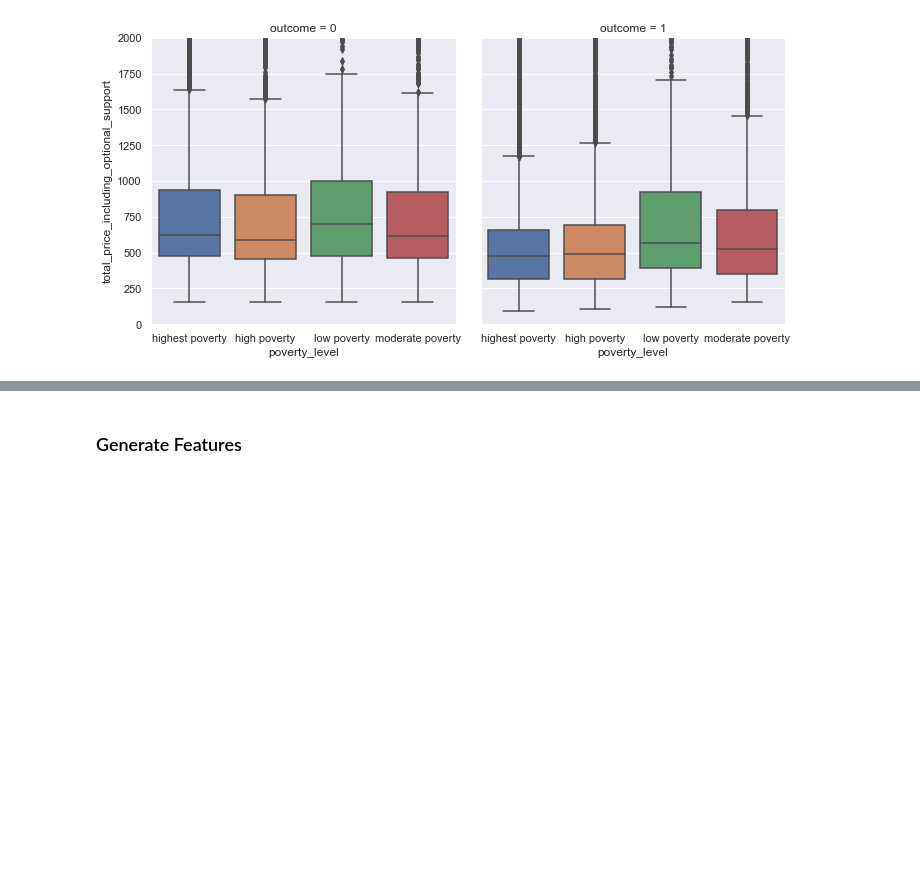
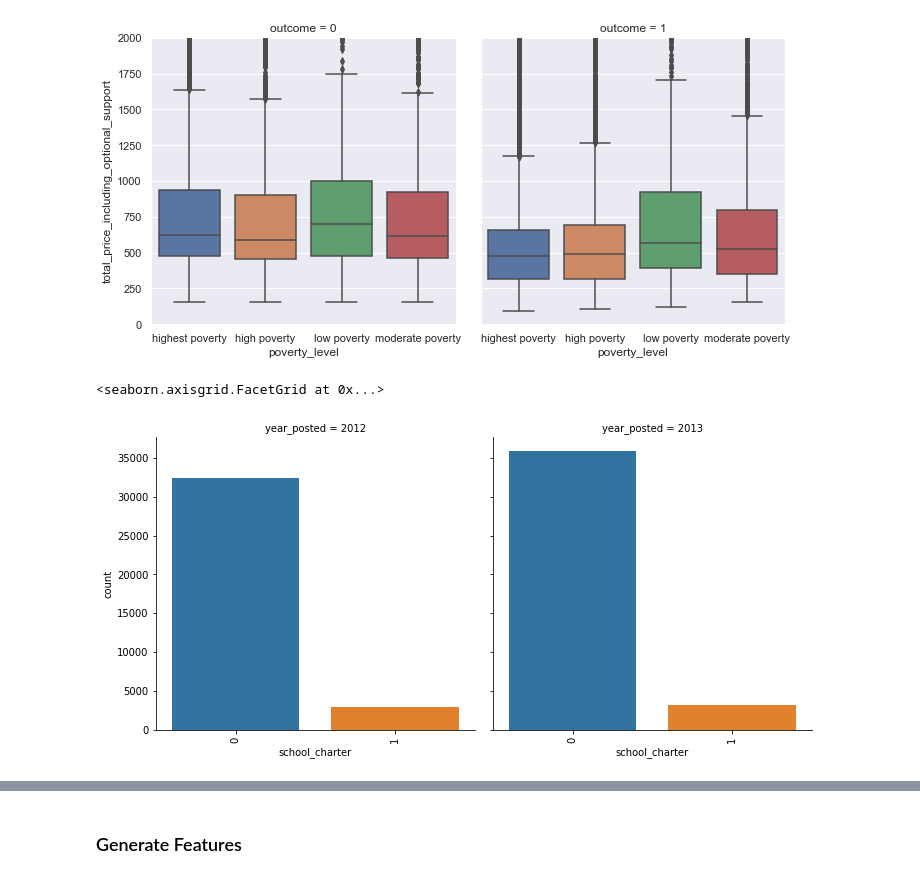
Before and after one commit to jamjensen/ml-pub-policy, a Jupyter notebook: hw3/data/hw3-writeup.ipynb, the cells around one changed output, grey strips where cells are left out. Drawn from its saved outputs; the diff is of its cells as text; code cells hidden in the pictures; blank space fills up the shorter version.

```diff
--- a/hw3/data/hw3-writeup.ipynb
+++ b/hw3/data/hw3-writeup.ipynb
@@ -153,0 +176,6 @@ plt.ylim(0,2000)
+# %%
+ax = sns.catplot(data=df, x='school_charter', col='year_posted', kind='count')
+ax.set_xticklabels(rotation=90)
+# %% [output]
+<seaborn.axisgrid.FacetGrid at 0x...>
+[figure, added]
```
Also changed, not shown: parts of 44 cells of this notebook, 2 other files.
